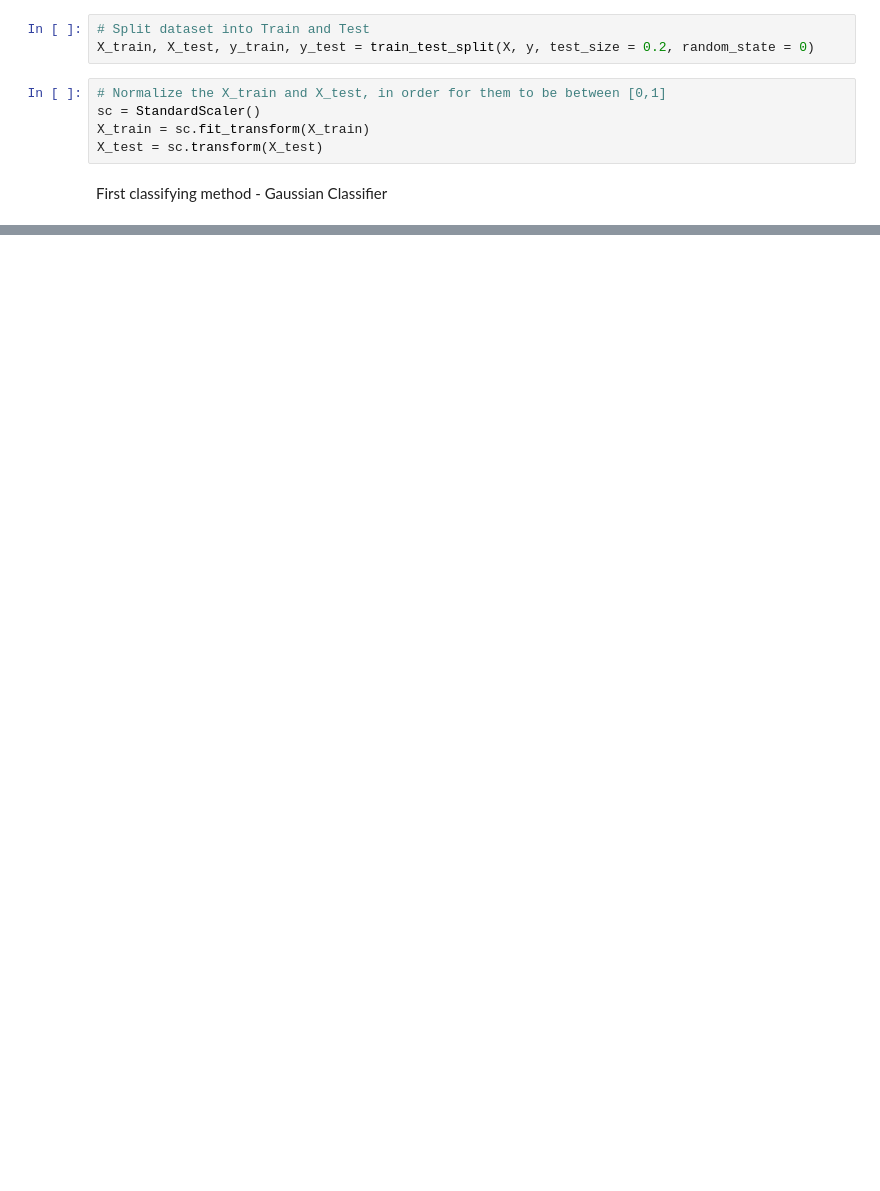
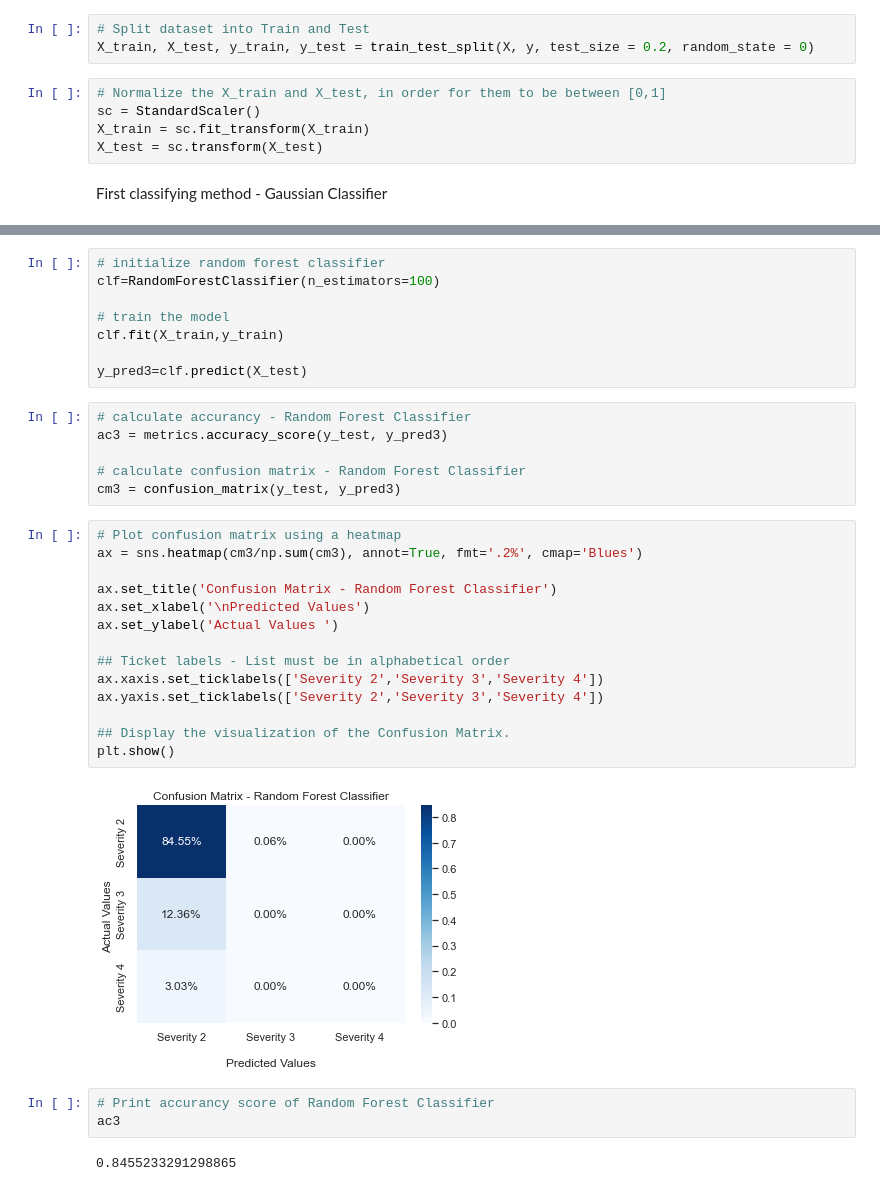
Before and after one commit to stratoskar/DataAnalytics, a Jupyter notebook: Data Analytics/Data_Preprocessing_US_accidents.ipynb, the cells around one changed output, grey strips where cells are left out. Saved outputs shown, nothing was run; the diff lists cells and outputs as text; blank space fills up the shorter version.

```diff
--- a/Data Analytics/Data_Preprocessing_US_accidents.ipynb
+++ b/Data Analytics/Data_Preprocessing_US_accidents.ipynb
@@ -498,0 +518,35 @@ Second classifying method - Gaussian Classifier
+# %%
+# initialize random forest classifier
+clf=RandomForestClassifier(n_estimators=100)
+
+# train the model
+clf.fit(X_train,y_train)
+
+y_pred3=clf.predict(X_test)
+# %%
+# calculate accurancy - Random Forest Classifier
+ac3 = metrics.accuracy_score(y_test, y_pred3)
+
+# calculate confusion matrix - Random Forest Classifier
+cm3 = confusion_matrix(y_test, y_pred3)
+# %%
+# Plot confusion matrix using a heatmap
+ax = sns.heatmap(cm3/np.sum(cm3), annot=True, fmt='.2%', cmap='Blues')
+
+ax.set_title('Confusion Matrix - Random Forest Classifier')
+ax.set_xlabel('\nPredicted Values')
+ax.set_ylabel('Actual Values ')
+
+## Ticket labels - List must be in alphabetical order
+ax.xaxis.set_ticklabels(['Severity 2','Severity 3','Severity 4'])
+ax.yaxis.set_ticklabels(['Severity 2','Severity 3','Severity 4'])
+
+## Display the visualization of the Confusion Matrix.
+plt.show()
+# %% [output]
+[figure, added]
+# %%
+# Print accurancy score of Random Forest Classifier
+ac3
+# %% [output]
+0.8455233291298865
```
Also changed, not shown: parts of 17 cells of this notebook, 1 other file.
